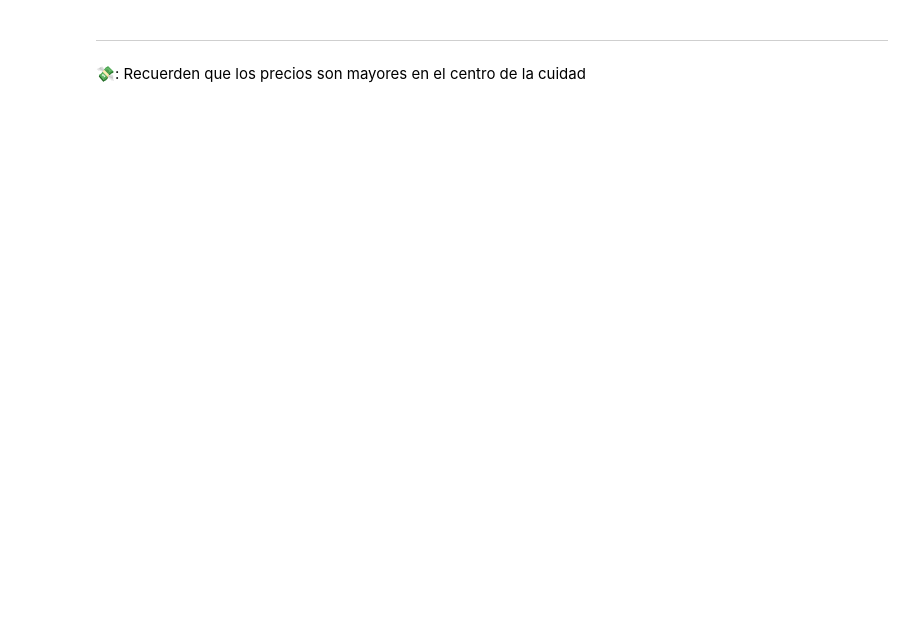
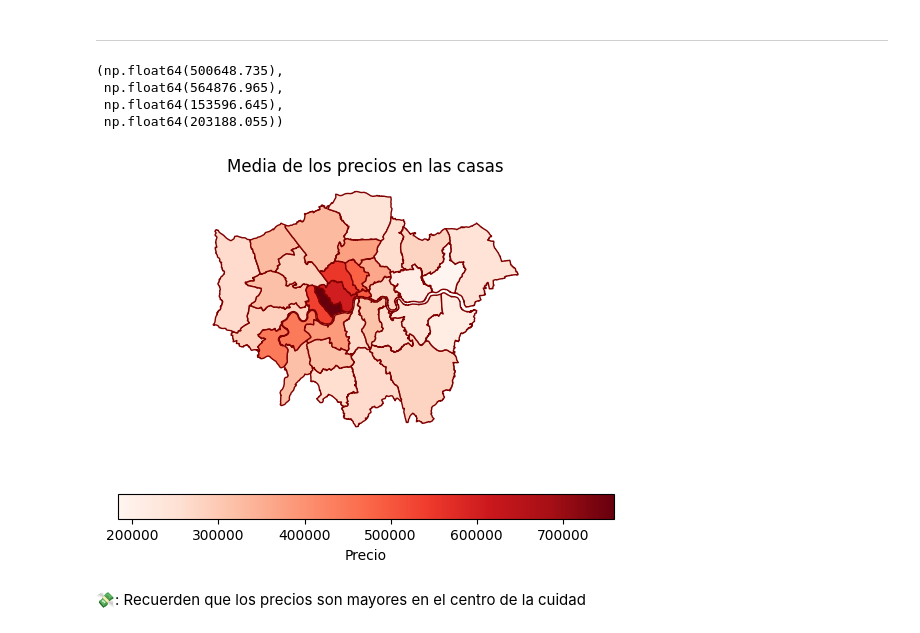
Before and after one commit to antonio16rms/6IV8_RamosRosasAntonio_AD, a Jupyter notebook: Machine Learning python Archivos de Trabajo para el curso y Manual/Capítulo 2-Proyecto End-to-End/Cap2_plantilla.ipynb, the cells around one changed output. Saved outputs shown, nothing was run; the diff lists cells and outputs as text; code cells hidden in the pictures; blank space fills up the shorter version.

```diff
--- a/Machine Learning python Archivos de Trabajo para el curso y Manual/Capítulo 2-Proyecto End-to-End/Cap2_plantilla.ipynb
+++ b/Machine Learning python Archivos de Trabajo para el curso y Manual/Capítulo 2-Proyecto End-to-End/Cap2_plantilla.ipynb
@@ -256,5 +256,10 @@ plt.show()
 # %%
 # Ajustamos los nombres de las columnas para despúes hacer un merge.
 #utilizar lower para cambiar de mayúsculas a minúsculas
+londres_map.columns = londres_map.columns.str.lower()
+londres_map = londres_map.rename({'name': 'area', 'gss_code': 'code'}, axis=1)
+londres_map["area"] = londres_map["area"].str.lower()
 
 #Seleccionar columnas necesarias
+londres_map = londres_map.filter(items=["area","code","hectares","geometry"])
+londres_map.head()
@@ -275,0 +289,4 @@ plt.show()
+# %%
+# Combinar dtaframes
+londres_map = pd.merge(londres_map,df_m,on="area")
+londres_map.head()
@@ -277,8 +301,17 @@ plt.show()
 ***
 # %%
 #Gráfica del promedio de los precios en las casas
-
+plt = londres_map.plot(column = 'average_price', cmap = 'Reds', edgecolor = 'maroon',
+               legend = True, legend_kwds = {'label': 'Precio', 'orientation' : 'horizontal'})
+plt.set_title('Media de los precios en las casas')
+plt.axis('off')
 #Cuando se grafica en geopandas hay muchos argumentos, no se desesperen si no los recuerdan, es normal.
+# %% [output]
+(np.float64(500648.735),
+ np.float64(564876.965),
+ np.float64(153596.645),
+ np.float64(203188.055))
+[figure, added]
 # %% [markdown]
 💸: Recuerden que los precios son mayores en el centro de la cuidad
 # %%
```
Also changed, not shown: parts of 14 cells of this notebook.
